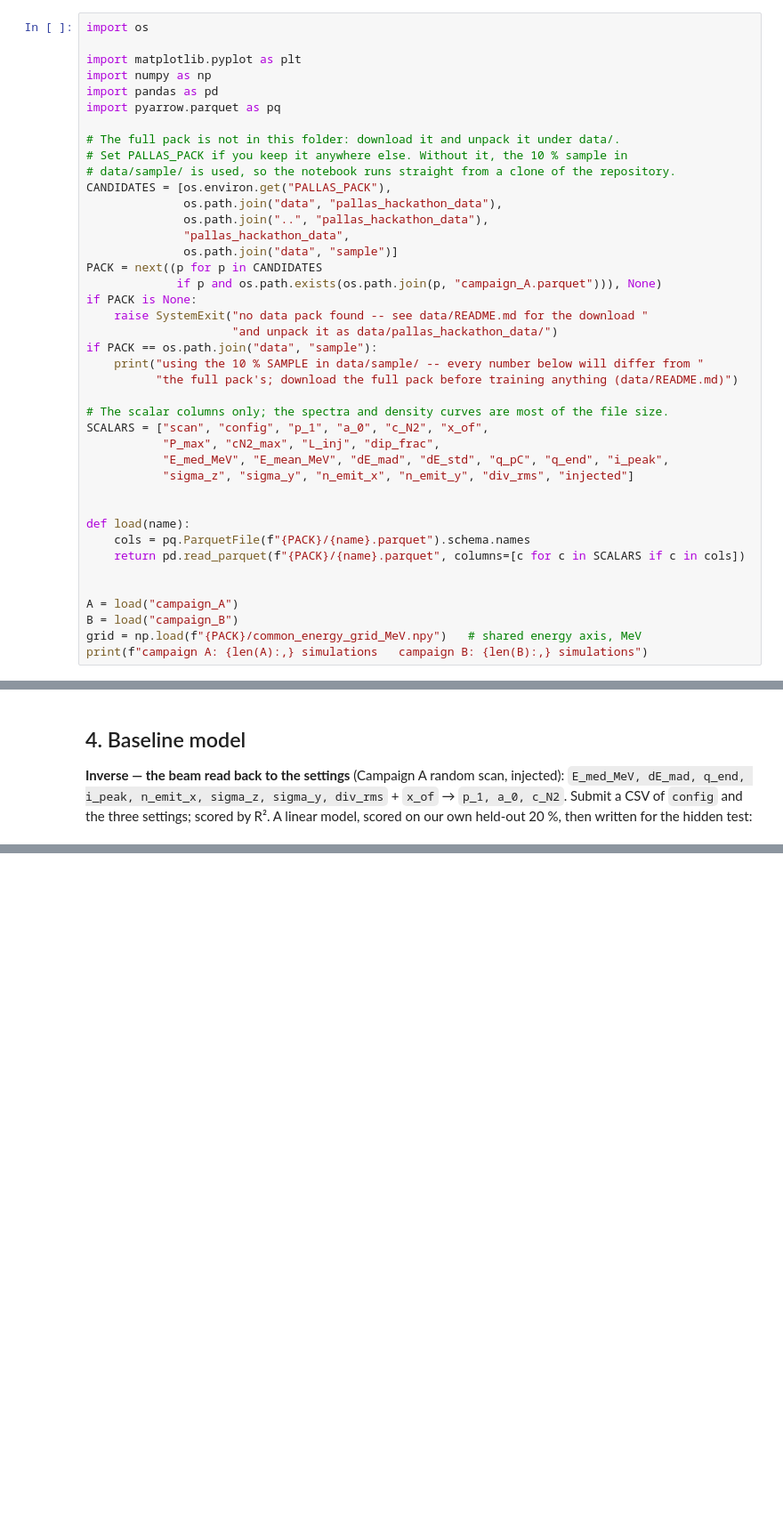
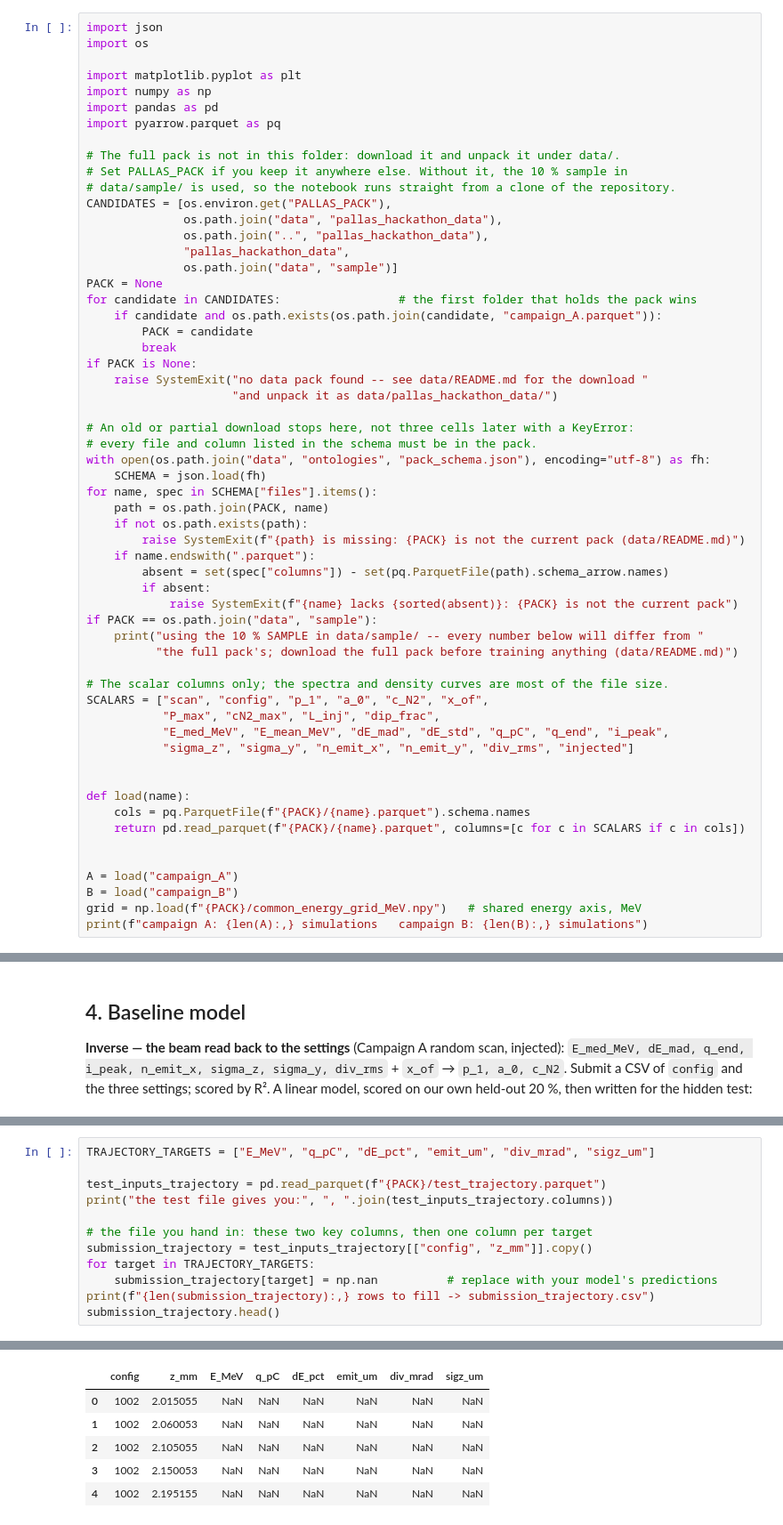
Before and after one commit to aghribi/artifact-hackathon-2026, a Jupyter notebook: challenges/surrogate-models/kickoff_notebook.ipynb, the cells around one changed output, grey strips where cells are left out. Shown at 89% size. Saved outputs shown, nothing was run; the diff lists cells and outputs as text; blank space fills up the shorter version.

```diff
--- a/challenges/surrogate-models/kickoff_notebook.ipynb
+++ b/challenges/surrogate-models/kickoff_notebook.ipynb
@@ -24,6 +24,7 @@ Everything in this notebook runs on a laptop CPU in well under an hour.
 # %% [markdown]
 ## 1. Setup
 # %%
+import json
 import os
 
 import matplotlib.pyplot as plt
@@ -39,11 +40,27 @@ CANDIDATES = [os.environ.get("PALLAS_PACK"),
               os.path.join("..", "pallas_hackathon_data"),
               "pallas_hackathon_data",
               os.path.join("data", "sample")]
-PACK = next((p for p in CANDIDATES
-             if p and os.path.exists(os.path.join(p, "campaign_A.parquet"))), None)
+PACK = None
+for candidate in CANDIDATES:                 # the first folder that holds the pack wins
+    if candidate and os.path.exists(os.path.join(candidate, "campaign_A.parquet")):
+        PACK = candidate
+        break
 if PACK is None:
     raise SystemExit("no data pack found -- see data/README.md for the download "
                      "and unpack it as data/pallas_hackathon_data/")
+
+# An old or partial download stops here, not three cells later with a KeyError:
+# every file and column listed in the schema must be in the pack.
+with open(os.path.join("data", "ontologies", "pack_schema.json"), encoding="utf-8") as fh:
+    SCHEMA = json.load(fh)
+for name, spec in SCHEMA["files"].items():
+    path = os.path.join(PACK, name)
+    if not os.path.exists(path):
+        raise SystemExit(f"{path} is missing: {PACK} is not the current pack (data/README.md)")
+    if name.endswith(".parquet"):
+        absent = set(spec["columns"]) - set(pq.ParquetFile(path).schema_arrow.names)
+        if absent:
+            raise SystemExit(f"{name} lacks {sorted(absent)}: {PACK} is not the current pack")
 if PACK == os.path.join("data", "sample"):
     print("using the 10 % SAMPLE in data/sample/ -- every number below will differ from "
           "the full pack's; download the full pack before training anything (data/README.md)")
@@ -241,0 +318,13 @@ pd.DataFrame({"linear baseline": {t: yours_d[t] for t in D_TARGETS},
+# %%
+TRAJECTORY_TARGETS = ["E_MeV", "q_pC", "dE_pct", "emit_um", "div_mrad", "sigz_um"]
+
+test_inputs_trajectory = pd.read_parquet(f"{PACK}/test_trajectory.parquet")
+print("the test file gives you:", ", ".join(test_inputs_trajectory.columns))
+
+# the file you hand in: these two key columns, then one column per target
+submission_trajectory = test_inputs_trajectory[["config", "z_mm"]].copy()
+for target in TRAJECTORY_TARGETS:
+    submission_trajectory[target] = np.nan          # replace with your model's predictions
+print(f"{len(submission_trajectory):,} rows to fill -> submission_trajectory.csv")
+submission_trajectory.head()
+# %% [output]
@@ -242 +333,7 @@ pd.DataFrame({"linear baseline": {t: yours_d[t] for t in D_TARGETS},
+|  | config | z_mm | E_MeV | q_pC | dE_pct | emit_um | div_mrad | sigz_um |
+| 0 | 1002 | 2.015055 | NaN | NaN | NaN | NaN | NaN | NaN |
+| 1 | 1002 | 2.060053 | NaN | NaN | NaN | NaN | NaN | NaN |
+| 2 | 1002 | 2.105055 | NaN | NaN | NaN | NaN | NaN | NaN |
+| 3 | 1002 | 2.150053 | NaN | NaN | NaN | NaN | NaN | NaN |
+| 4 | 1002 | 2.195155 | NaN | NaN | NaN | NaN | NaN | NaN |
 # %% [markdown]
```
Also changed, not shown: parts of 21 cells of this notebook, 8 other files.
